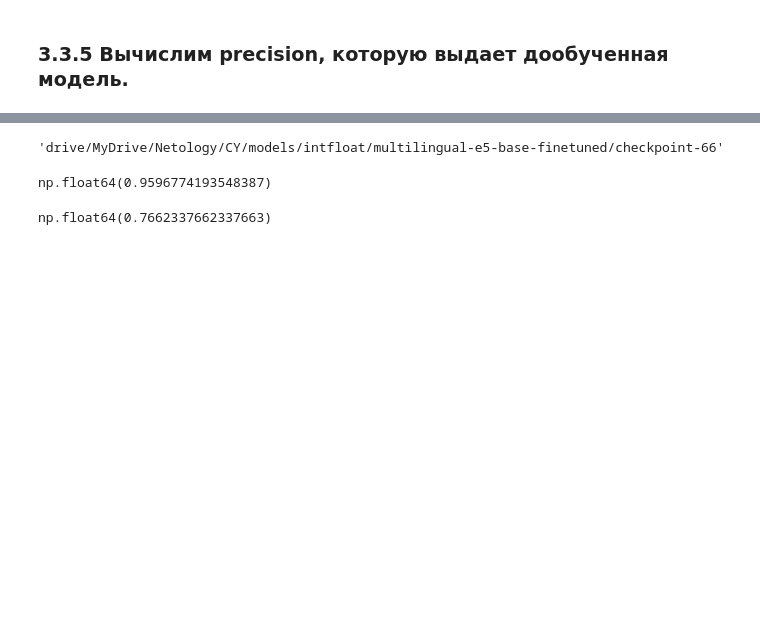
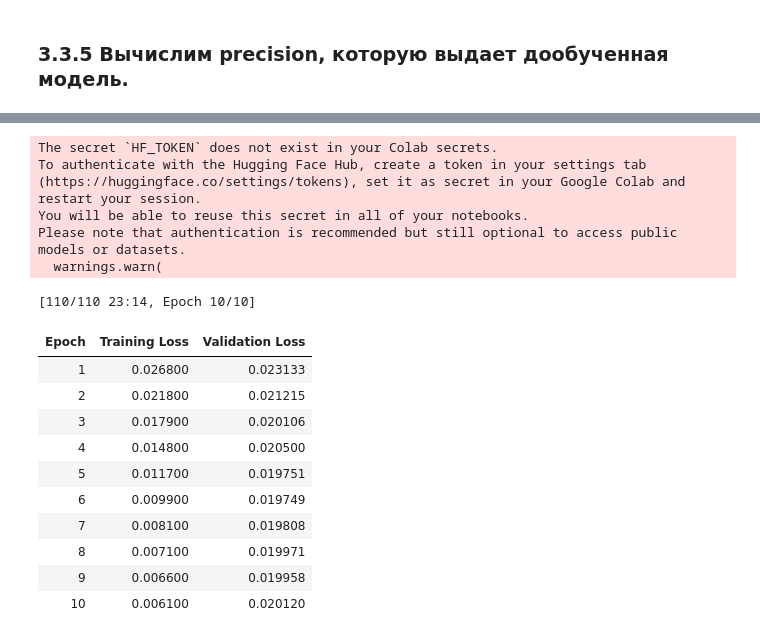
Before and after one commit to vtaranov/CY2, a Jupyter notebook: 3___transfer_learning.ipynb, the cells around one changed output, grey strips where cells are left out. Saved outputs shown, nothing was run; the diff lists cells and outputs as text; code cells hidden in the pictures; blank space fills up the shorter version.

```diff
--- a/3___transfer_learning.ipynb
+++ b/3___transfer_learning.ipynb
@@ -187,0 +223,10 @@ val_dataset = build_dataset(val_df, df_requests)
+# %%
+import pickle
+
+def save_all_train_results(): # сохраним результаты на случай перезапуска ядра
+    with open(DATA_DIR + "all_train_results.pkl", "wb") as f:
+        pickle.dump(all_train_results, f)
+
+def load_all_train_results(): # восстановим предыдущие результаты, если ядро было перезапущено
+    with open(DATA_DIR + "all_train_results.pkl", "rb") as f:
+        return pickle.load(f)
@@ -265,5 +320,3 @@ trainer = SentenceTransformerTrainer(
     eval_dataset=val_dataset,
     loss=loss_fn
 )
-# %%
-trainer.train()
@@ -290,0 +323,2 @@ trainer.state.best_model_checkpoint
+# %%
+trainer_output = trainer.train()
@@ -406,12 +418,23 @@ TrainOutput(global_step=110, training_loss=0.013076301867311652, metrics={'train
-# %%
-trainer.state.best_model_checkpoint
-# %% [output]
-'drive/MyDrive/Netology/CY/models/intfloat/multilingual-e5-base-finetuned/checkpoint-66'
-# %%
-tuned_precision(model, train_dataset)
-# %% [output]
-np.float64(0.9596774193548387)
-# %%
-tuned_precision(model, val_dataset)
-# %% [output]
-np.float64(0.7662337662337663)
+# %%
+all_train_results = load_all_train_results()
+# %%
+MODEL_PATH = 'intfloat/multilingual-e5-base'
+all_train_results[MODEL_PATH] = train_and_measure(MODEL_PATH)
+# %% [output]
+The secret `HF_TOKEN` does not exist in your Colab secrets.
+To authenticate with the Hugging Face Hub, create a token in your settings tab (https://huggingface.co/settings/tokens), set it as secret in your Google Colab and restart your session.
+You will be able to reuse this secret in all of your notebooks.
+Please note that authentication is recommended but still optional to access public models or datasets.
+  warnings.warn(
+[110/110 23:14, Epoch 10/10]
+| Epoch | Training Loss | Validation Loss |
+| 1 | 0.026800 | 0.023133 |
+| 2 | 0.021800 | 0.021215 |
+| 3 | 0.017900 | 0.020106 |
+| 4 | 0.014800 | 0.020500 |
+| 5 | 0.011700 | 0.019751 |
+| 6 | 0.009900 | 0.019749 |
+| 7 | 0.008100 | 0.019808 |
+| 8 | 0.007100 | 0.019971 |
+| 9 | 0.006600 | 0.019958 |
+| 10 | 0.006100 | 0.020120 |
```
Also changed, not shown: parts of 46 cells of this notebook, 1 other file.
